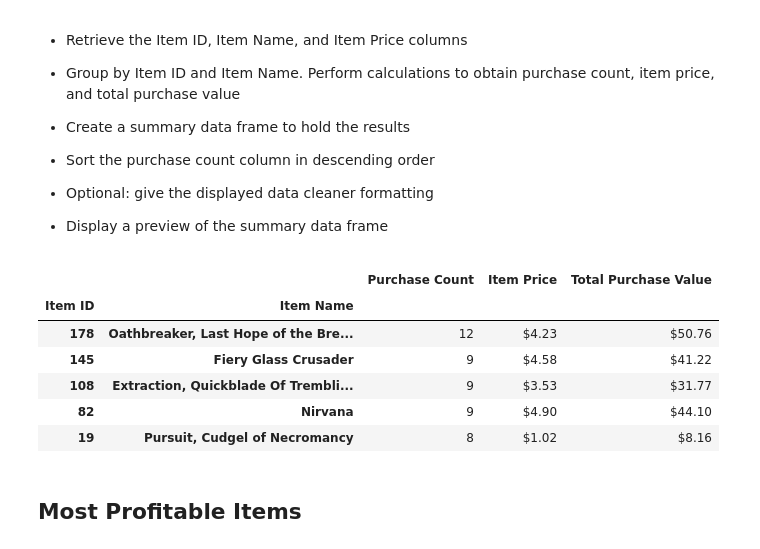
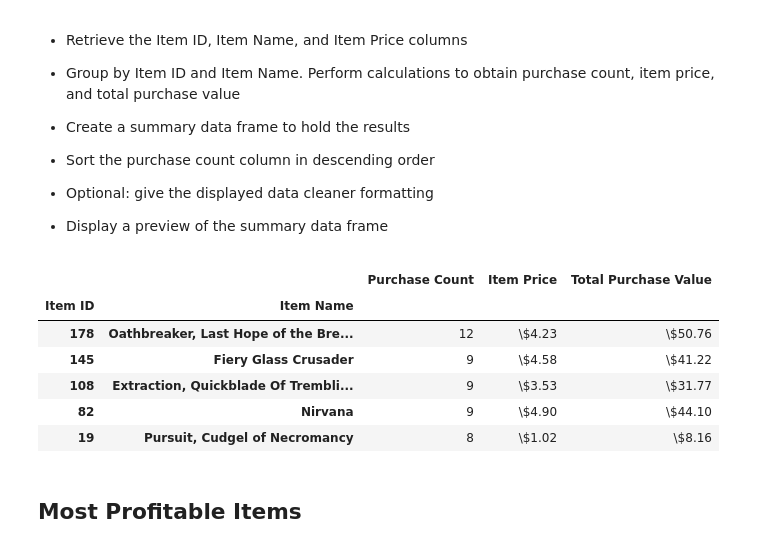
Before and after one commit to Adam-Forest/Unit-4-Pandas, a Jupyter notebook: HeroesOfPymoli/HeroesOfPymoli.ipynb, the cells around one changed output. Cells and saved outputs as stored; diff of their text form; code cells hidden in the pictures.

```diff
--- a/HeroesOfPymoli/HeroesOfPymoli.ipynb
+++ b/HeroesOfPymoli/HeroesOfPymoli.ipynb
@@ -324,33 +324,33 @@ purchase_analysis_name.sort_values(["Total Purchase Value"], ascending = False).
 # %%
 #make new dataframe with select columns
 most_popular_df = purchase_data[['Item ID','Item Name', 'Price']]
 
 #group new frame by Item ID and Name
 most_popular_df = most_popular_df.groupby(["Item ID","Item Name"])
 
 #total purchases from item grouped dataframe
 total_purchase_count_item = most_popular_df["Item ID"].count()
 
 #total purchase value from item grouped dataframe
 total_purchase_value_item = (most_popular_df["Price"].sum())
 
 #item price, can't figure out how to directly pull so will do math instead
 item_price_item = total_purchase_value_item / total_purchase_count_item
 
 #merge dataframes into full analysis, give series column names here
 most_popular_analysis = pd.concat([total_purchase_count_item.rename('Purchase Count'), item_price_item.rename('Item Price'), total_purchase_value_item.rename('Total Purchase Value')],axis=1)
 
 #format for nice display
 #format for price, output result
-most_popular_analysis.sort_values(["Purchase Count"], ascending = False).head().style.format({'Item Price':"${:,.2f}", 'Total Purchase Value': '${:,.2f}'})
+most_popular_analysis.sort_values(["Purchase Count"], ascending = False).head().style.format({'Item Price':"\\${:,.2f}", 'Total Purchase Value': '\\${:,.2f}'})
 # %% [output]
 |  |  | Purchase Count | Item Price | Total Purchase Value |
 | Item ID | Item Name |  |  |  |
-| 178 | Oathbreaker, Last Hope of the Bre... | 12 | $4.23 | $50.76 |
-| 145 | Fiery Glass Crusader | 9 | $4.58 | $41.22 |
-| 108 | Extraction, Quickblade Of Trembli... | 9 | $3.53 | $31.77 |
-| 82 | Nirvana | 9 | $4.90 | $44.10 |
-| 19 | Pursuit, Cudgel of Necromancy | 8 | $1.02 | $8.16 |
+| 178 | Oathbreaker, Last Hope of the Bre... | 12 | \$4.23 | \$50.76 |
+| 145 | Fiery Glass Crusader | 9 | \$4.58 | \$41.22 |
+| 108 | Extraction, Quickblade Of Trembli... | 9 | \$3.53 | \$31.77 |
+| 82 | Nirvana | 9 | \$4.90 | \$44.10 |
+| 19 | Pursuit, Cudgel of Necromancy | 8 | \$1.02 | \$8.16 |
 # %% [markdown]
 ## Most Profitable Items
 # %% [markdown]
```
Also changed, not shown: parts of 5 cells of this notebook.
